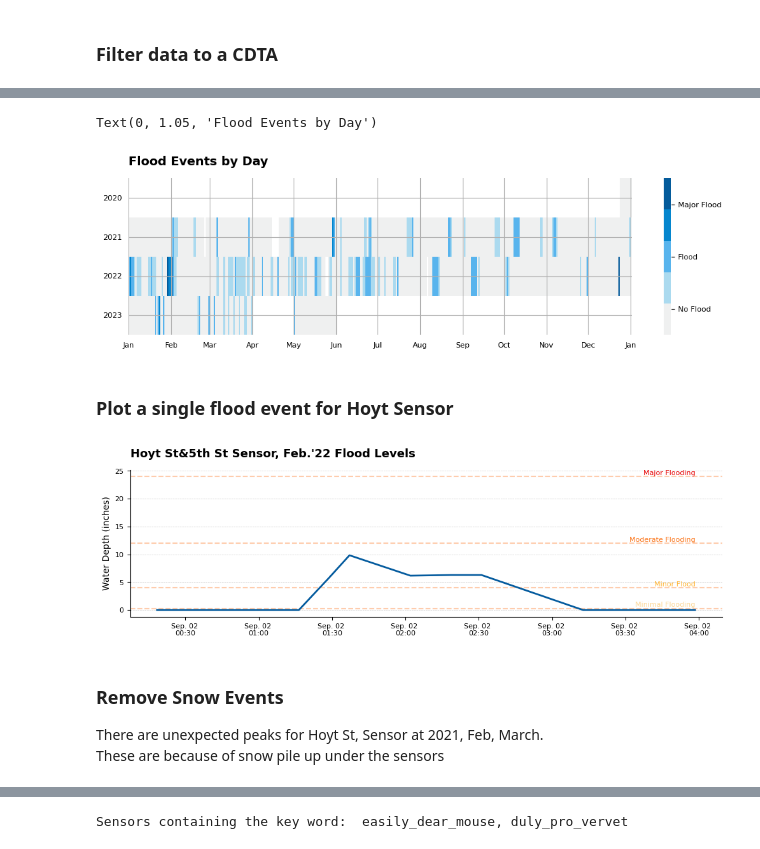
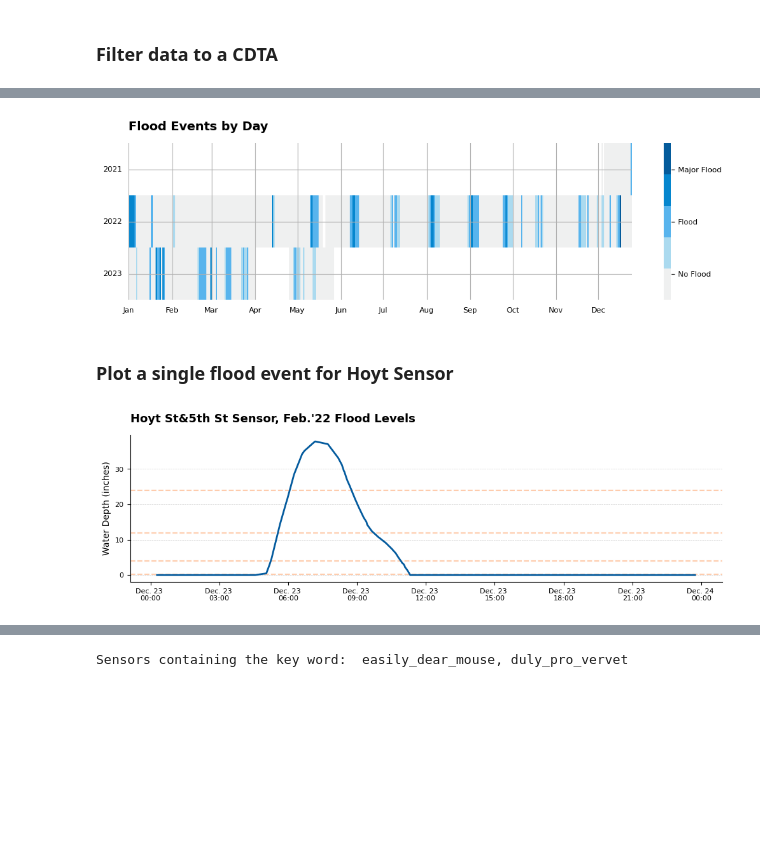
Before and after one commit to cankadir/FloodAnalysis, a Jupyter notebook: PY/Visualization_Tests.ipynb, the cells around one changed output, grey strips where cells are left out. Saved outputs shown, nothing was run; the diff lists cells and outputs as text; code cells hidden in the pictures; blank space fills up the shorter version.

```diff
--- a/PY/Visualization_Tests.ipynb
+++ b/PY/Visualization_Tests.ipynb
@@ -209,3 +234,6 @@ filtered_data[ filtered_data['During Flood']==True ].head(3)
+# %%
+# Make filtered data time UTC then convert to America/New_York
+filtered_data['time_NY'] = filtered_data['time'].dt.tz_localize('UTC').dt.tz_convert('America/New_York')
 # %% [markdown]
 ## PLOTS
 # %%
@@ -283,7 +311,7 @@ t[ t['sensor_display_name'].str.contains('Russel')]['CDTAName'].values[0]
 ### Filter data to a CDTA
 # %%
 cdta_data = filtered_data.dropna(subset=['CDTAName'],axis=0)
-cdta_data = cdta_data[ cdta_data['CDTAName'].str.contains("QN10") ].copy() #BK06
+cdta_data = cdta_data[ cdta_data['CDTAName'].str.contains("QN14") ].copy()
 cdta_data.head(3)
 # %% [output]
 |  | time | deployment_id | depth_raw_mm | depth_filt_mm | depth_proc_mm | lat | lon | ... |
@@ -293,9 +321,9 @@ cdta_data.head(3)
 # %%
-cdta_data['year'] = cdta_data['time'].dt.year
+cdta_data['year'] = cdta_data['time_NY'].dt.year
 
 # Get week number
-cdta_data['week'] = cdta_data['time'].dt.dayofyear
-cdta_data['month'] = cdta_data['time'].dt.month
+cdta_data['week'] = cdta_data['time_NY'].dt.dayofyear
+cdta_data['month'] = cdta_data['time_NY'].dt.month
 
 cdta_daily =pd.pivot_table(
     data = cdta_data,
@@ -308,34 +336,33 @@ cdta_daily =pd.pivot_table(
 plt.figure( figsize=(12,3) )
 ax = sns.heatmap( cdta_daily, cmap= custom_ramp, lw=0.0025 )
 ax.tick_params( axis='both', left=False, bottom=False, labelsize=8 )
 
 # Legend
 values = ['No Flood', 'Flood', 'Major Flood']
 n = len(values)
 
 colorbar = ax.collections[0].colorbar
 r = colorbar.vmax - colorbar.vmin
 colorbar.set_ticks([colorbar.vmin + r / n * (0.5 + i) for i in range(n)])
 colorbar.set_ticklabels( values )
 colorbar.ax.tick_params(labelsize=8)
 
 # adjust tick frequency
 import matplotlib.dates as mdates
 ax.xaxis.set_major_locator( mdates.MonthLocator(interval=1) )
 ax.xaxis.set_major_formatter( mdates.DateFormatter('%b') )
 
 # x-tick labels, rotate
 plt.xticks(rotation=0)
 plt.grid(True)
 
 # Rotate y labels
 plt.ylabel('')
 plt.xlabel('')
 plt.yticks(rotation=0)
 plt.title( "Flood Events by Day", fontsize=13, fontweight='bold', ha = 'left', x=0, y=1.05);
 # plt.savefig( r'D:\WORK\FLOODNET\VISUALS\RH_heatmap.pdf', dpi=300, bbox_inches='tight')
 # %% [output]
-Text(0, 1.05, 'Flood Events by Day')
-[figure, old version]
+[figure, new version]
 # %% [markdown]
 ### Plot a single flood event for Hoyt Sensor
@@ -342,9 +372,9 @@ Text(0, 1.05, 'Flood Events by Day')
 # %%
 
 hoyt_data = filtered_data[
-    (filtered_data['deployment_id'] == 'daily_new_falcon') &
-    (filtered_data['time'] < pd.to_datetime('2021-09-02 04:00') ) &
-    (filtered_data['time'] > pd.to_datetime('2021-09-02') )
+    (filtered_data['deployment_id'] == 'daily_happy_satyr') &
+    (filtered_data['time_NY'] < pd.to_datetime('2022-12-23 23:59:59') ) &
+    (filtered_data['time_NY'] > pd.to_datetime('2022-12-23 00:00:00') )
     ].copy()
 
 hoyt_data = hoyt_data[ ~hoyt_data['depth_proc_mm'].isnull() ].reset_index()
@@ -352,7 +382,7 @@ hoyt_data = hoyt_data[ ~hoyt_data['depth_proc_mm'].isnull() ].reset_index()
 plt.figure( figsize=(12, 3) )
 sns.lineplot(
     data = hoyt_data,
-    x = 'time',
+    x = 'time_NY',
     y = 'smooth_depth_in',
     lw = 2,
     color = '#045B9E',
@@ -405,8 +435,4 @@ plt.xlabel( "" )
 sns.despine()
 # plt.savefig( r'D:\WORK\FLOODNET\VISUALS\Hoyt5_timeseries.pdf', dpi=300, bbox_inches='tight')
 # %% [output]
-[figure, old version]
+[figure, new version]
-# %% [markdown]
-### Remove Snow Events
-There are unexpected peaks for Hoyt St, Sensor at 2021, Feb, March.
-These are because of snow pile up under the sensors
```
Also changed, not shown: parts of 16 cells of this notebook.
